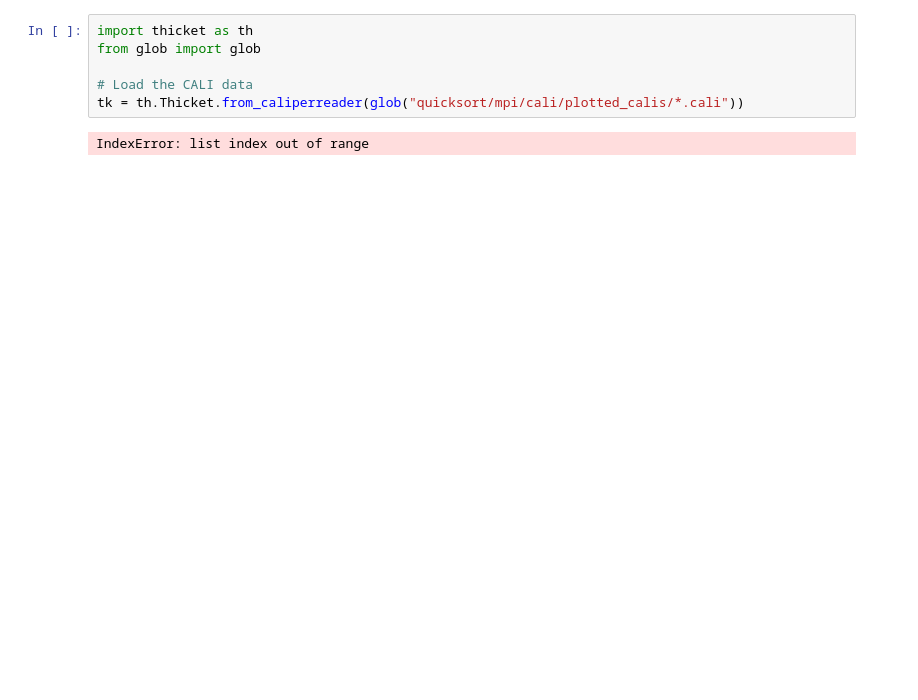
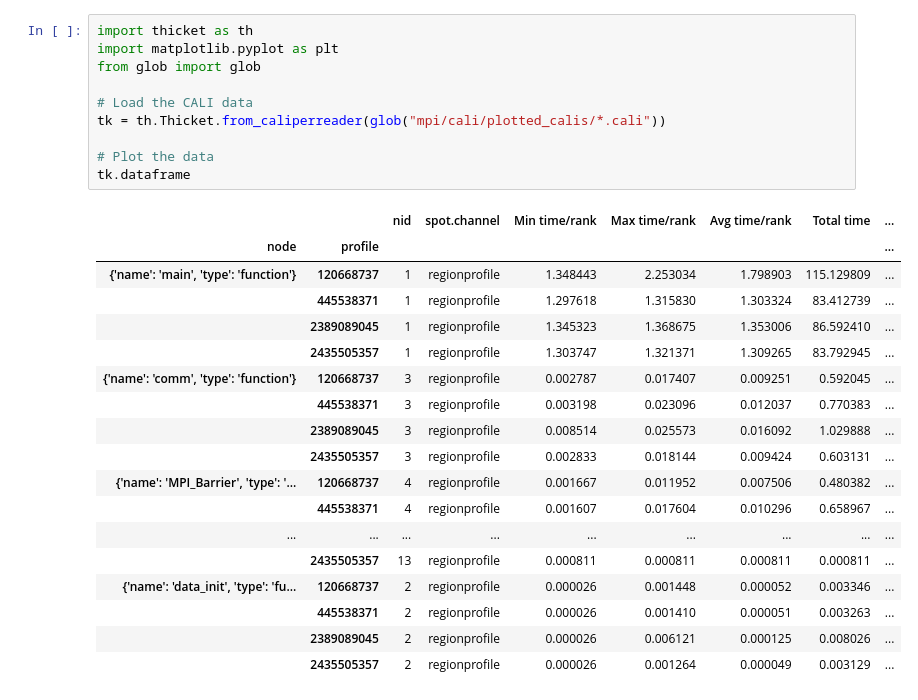
Before and after one commit to Sofia-Ortega/ParallelComputingProject, a Jupyter notebook: quicksort/thickets.ipynb, the cells around one changed output. Saved outputs shown, nothing was run; the diff lists cells and outputs as text; blank space fills up the shorter version.

```diff
--- a/quicksort/thickets.ipynb
+++ b/quicksort/thickets.ipynb
@@ -20,9 +20,30 @@ Successfully installed Arpeggio-2.0.2 caliper-reader-0.4.0 llnl-hatchet-2023.1.1
 Note: you may need to restart the kernel to use updated packages.
 # %%
 import thicket as th
+import matplotlib.pyplot as plt
 from glob import glob
 
 # Load the CALI data
-tk = th.Thicket.from_caliperreader(glob("quicksort/mpi/cali/plotted_calis/*.cali"))
+tk = th.Thicket.from_caliperreader(glob("mpi/cali/plotted_calis/*.cali"))
+
+# Plot the data
+tk.dataframe
 # %% [output]
-IndexError: list index out of range
+|  |  | nid | spot.channel | Min time/rank | Max time/rank | Avg time/rank | Total time | ... |
+| node | profile |  |  |  |  |  |  | ... |
+| {'name': 'main', 'type': 'function'} | 120668737 | 1 | regionprofile | 1.348443 | 2.253034 | 1.798903 | 115.129809 | ... |
+|  | 445538371 | 1 | regionprofile | 1.297618 | 1.315830 | 1.303324 | 83.412739 | ... |
+|  | 2389089045 | 1 | regionprofile | 1.345323 | 1.368675 | 1.353006 | 86.592410 | ... |
+|  | 2435505357 | 1 | regionprofile | 1.303747 | 1.321371 | 1.309265 | 83.792945 | ... |
+| {'name': 'comm', 'type': 'function'} | 120668737 | 3 | regionprofile | 0.002787 | 0.017407 | 0.009251 | 0.592045 | ... |
+|  | 445538371 | 3 | regionprofile | 0.003198 | 0.023096 | 0.012037 | 0.770383 | ... |
+|  | 2389089045 | 3 | regionprofile | 0.008514 | 0.025573 | 0.016092 | 1.029888 | ... |
+|  | 2435505357 | 3 | regionprofile | 0.002833 | 0.018144 | 0.009424 | 0.603131 | ... |
+| {'name': 'MPI_Barrier', 'type': '... | 120668737 | 4 | regionprofile | 0.001667 | 0.011952 | 0.007506 | 0.480382 | ... |
+|  | 445538371 | 4 | regionprofile | 0.001607 | 0.017604 | 0.010296 | 0.658967 | ... |
+| ... | ... | ... | ... | ... | ... | ... | ... | ... |
+|  | 2435505357 | 13 | regionprofile | 0.000811 | 0.000811 | 0.000811 | 0.000811 | ... |
+| {'name': 'data_init', 'type': 'fu... | 120668737 | 2 | regionprofile | 0.000026 | 0.001448 | 0.000052 | 0.003346 | ... |
+|  | 445538371 | 2 | regionprofile | 0.000026 | 0.001410 | 0.000051 | 0.003263 | ... |
+|  | 2389089045 | 2 | regionprofile | 0.000026 | 0.006121 | 0.000125 | 0.008026 | ... |
+|  | 2435505357 | 2 | regionprofile | 0.000026 | 0.001264 | 0.000049 | 0.003129 | ... |
```
Also changed, not shown: parts of 4 cells of this notebook, 1 other file.
